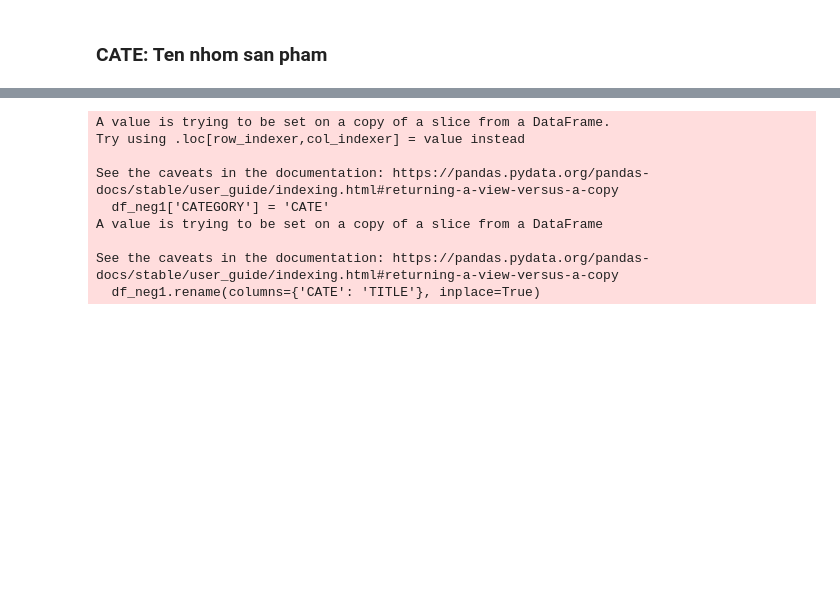
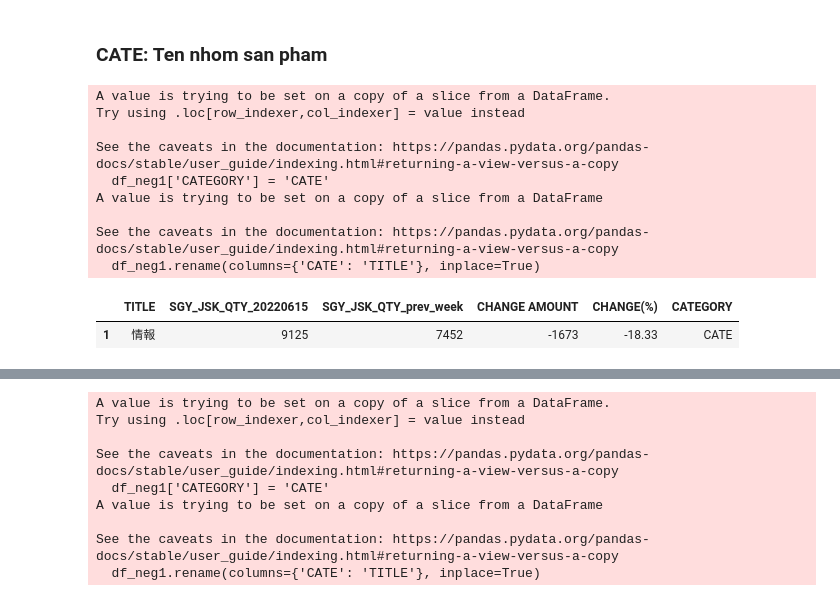
Before and after one commit to NGOHang98/Usee, a Jupyter notebook: Usee.ipynb, the cells around one changed output, grey strips where cells are left out. Drawn from its saved outputs; the diff is of its cells as text; code cells hidden in the pictures; blank space fills up the shorter version.

```diff
--- a/Usee.ipynb
+++ b/Usee.ipynb
@@ -274,3 +335,31 @@ for df in top_three:
 107     -75.32  NIUKE_NM
 # %% [markdown]
 ### CATE: Ten nhom san pham
+# %%
+FEAT = ['CATE']
+total2 = df_prev_week.groupby(FEAT, as_index=False)['SGY_JSK_QTY'].sum()
+total1 = df_1.groupby(FEAT, as_index=False)['SGY_JSK_QTY'].sum()
+df = pd.merge(total1, total2, on=FEAT)
+df.columns = FEAT + ['{}_{}'.format('SGY_JSK_QTY', '20220615')] + ['{}_{}'.format('SGY_JSK_QTY', 'prev_week')]
+df['CHANGE AMOUNT'] = df['SGY_JSK_QTY_prev_week'] - df['SGY_JSK_QTY_20220615']
+df['CHANGE(%)'] = (df['CHANGE AMOUNT'] / df['SGY_JSK_QTY_20220615']) * 100
+df['CHANGE(%)'] = df['CHANGE(%)'].round(2)
+df = df.sort_values('CHANGE AMOUNT')
+#df1 = df.reset_index()
+
+df_neg1 = df.query('`CHANGE AMOUNT` < 0')
+df_neg1['CATEGORY'] = 'CATE'
+df_neg1.rename(columns={'CATE': 'TITLE'}, inplace=True)
+df_neg1.head(5)
+# %% [output]
+A value is trying to be set on a copy of a slice from a DataFrame.
+Try using .loc[row_indexer,col_indexer] = value instead
+
+See the caveats in the documentation: https://pandas.pydata.org/pandas-docs/stable/user_guide/indexing.html#returning-a-view-versus-a-copy
+  df_neg1['CATEGORY'] = 'CATE'
+A value is trying to be set on a copy of a slice from a DataFrame
+
+See the caveats in the documentation: https://pandas.pydata.org/pandas-docs/stable/user_guide/indexing.html#returning-a-view-versus-a-copy
+  df_neg1.rename(columns={'CATE': 'TITLE'}, inplace=True)
+|  | TITLE | SGY_JSK_QTY_20220615 | SGY_JSK_QTY_prev_week | CHANGE AMOUNT | CHANGE(%) | CATEGORY |
+| 1 | 情報 | 9125 | 7452 | -1673 | -18.33 | CATE |
```
Also changed, not shown: parts of 12 cells of this notebook.
